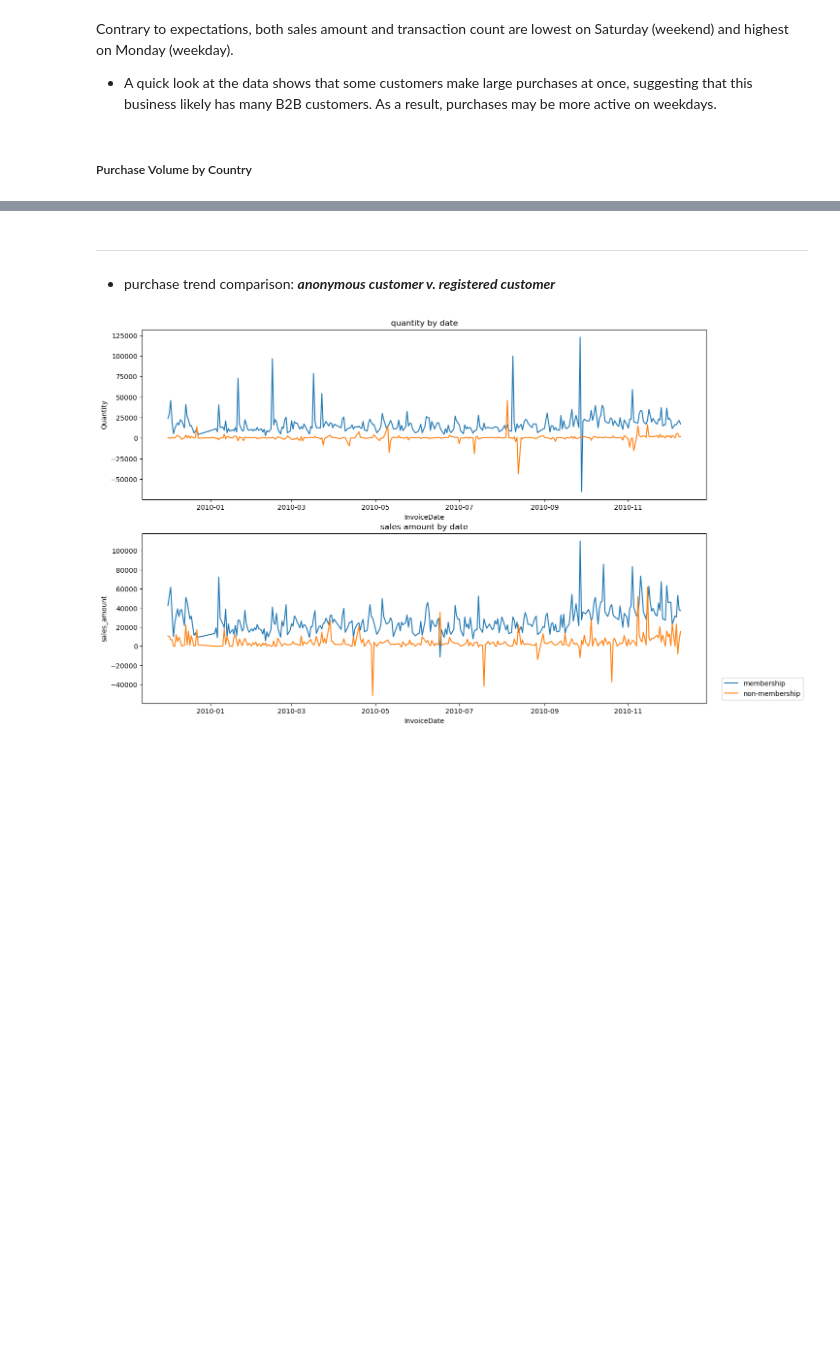
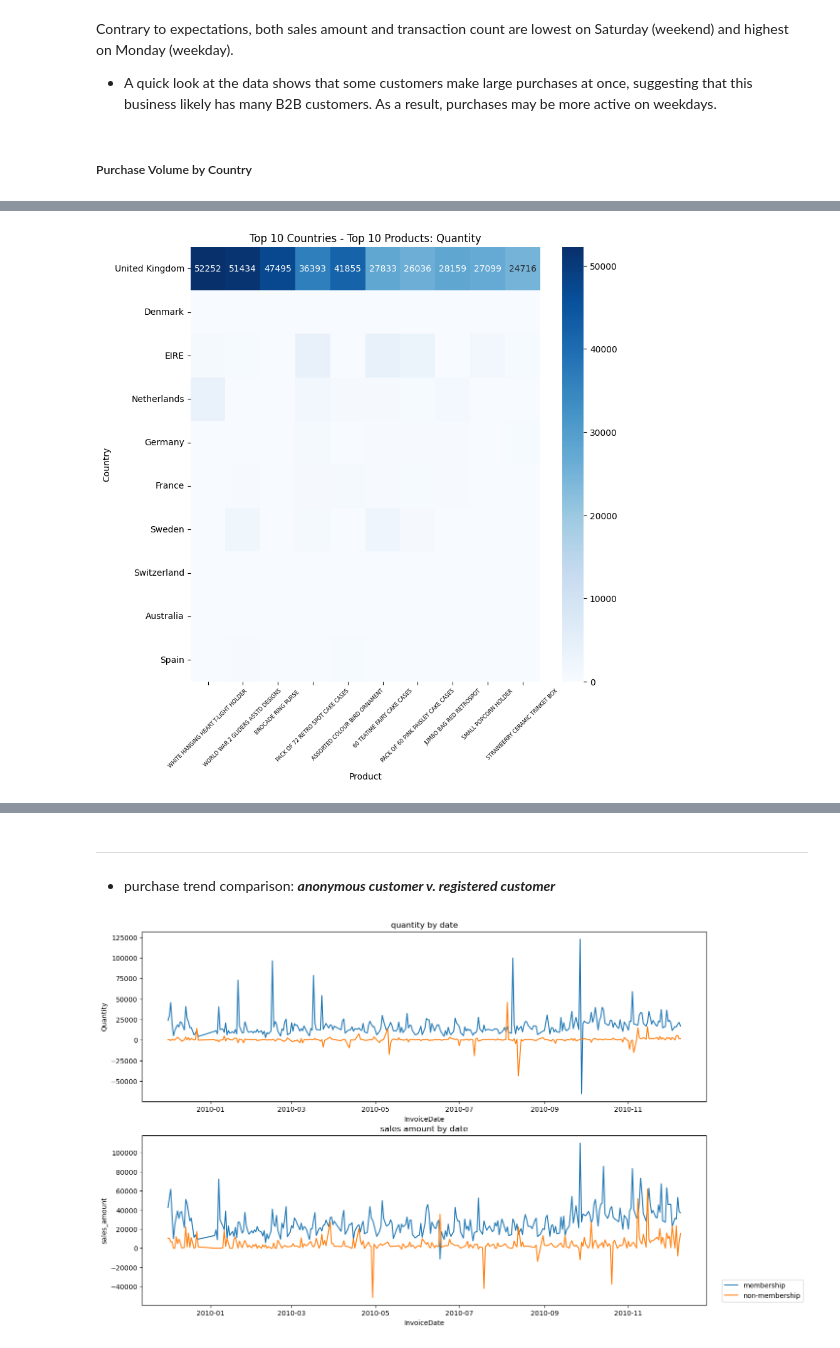
Before and after one commit to lukasp-dev/online-sale-data-analysis, a Jupyter notebook: Exploratory_analysis_for_online_sales.ipynb, the cells around one changed output, grey strips where cells are left out. Saved outputs shown, nothing was run; the diff lists cells and outputs as text; code cells hidden in the pictures; blank space fills up the shorter version.

Commit message:
update data analysis

```diff
--- a/Exploratory_analysis_for_online_sales.ipynb
+++ b/Exploratory_analysis_for_online_sales.ipynb
@@ -255,0 +246,3 @@ plt.show()
+# %%
+country_product_quantity = purchase_trend_df.groupby(['Country', 'Description'])['Quantity'].sum().unstack().fillna(0)
+country_product_quantity
@@ -255,0 +269,19 @@ plt.show()
+# %%
+# Create a heatmap displaying only the top 10 countries and the top 10 products based on purchase volume.
+
+top_products = country_product_quantity.sum().nlargest(10).index
+top_countries = country_product_quantity.sum(axis=1).nlargest(10).index
+filtered_data = country_product_quantity.loc[top_countries, top_products]
+
+plt.figure(figsize=(9, 9))
+
+import seaborn as sns
+sns.heatmap(filtered_data, cmap="Blues", annot=True, fmt=".0f")
+
+plt.title("Top 10 Countries - Top 10 Products: Quantity")
+plt.xlabel("Product")
+plt.ylabel("Country")
+plt.xticks(rotation=45, fontsize=6)
+plt.show()
+# %% [output]
+[figure, added]
```
Also changed, not shown: parts of 24 cells of this notebook.
